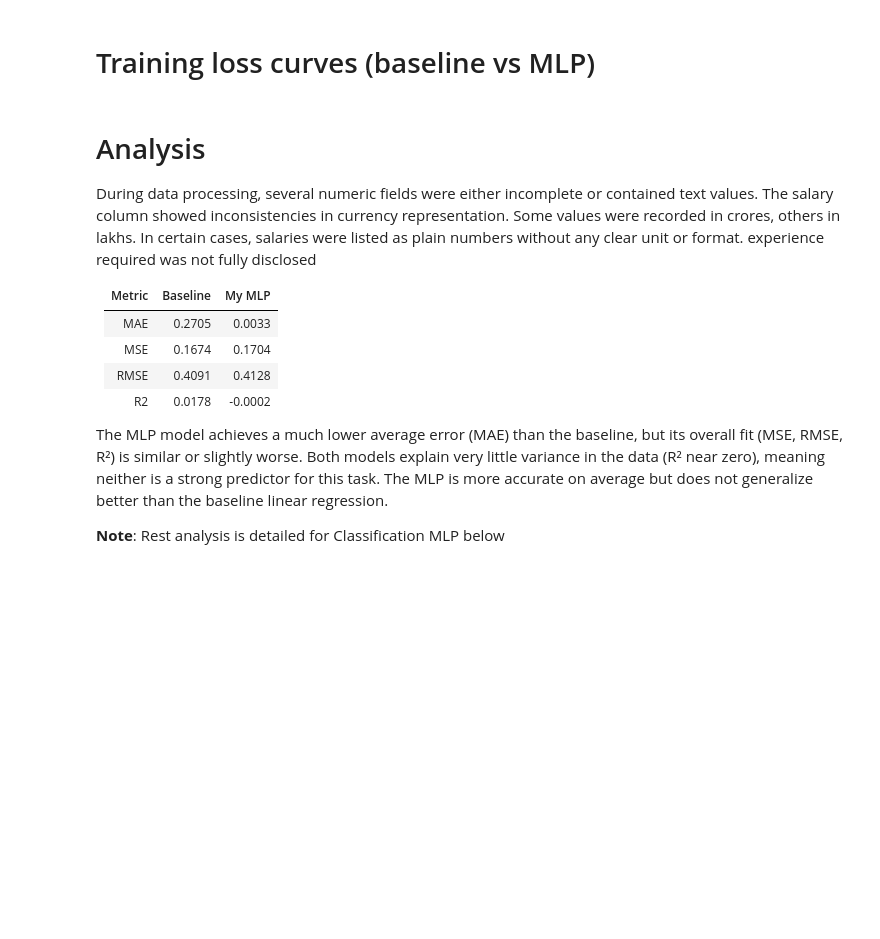
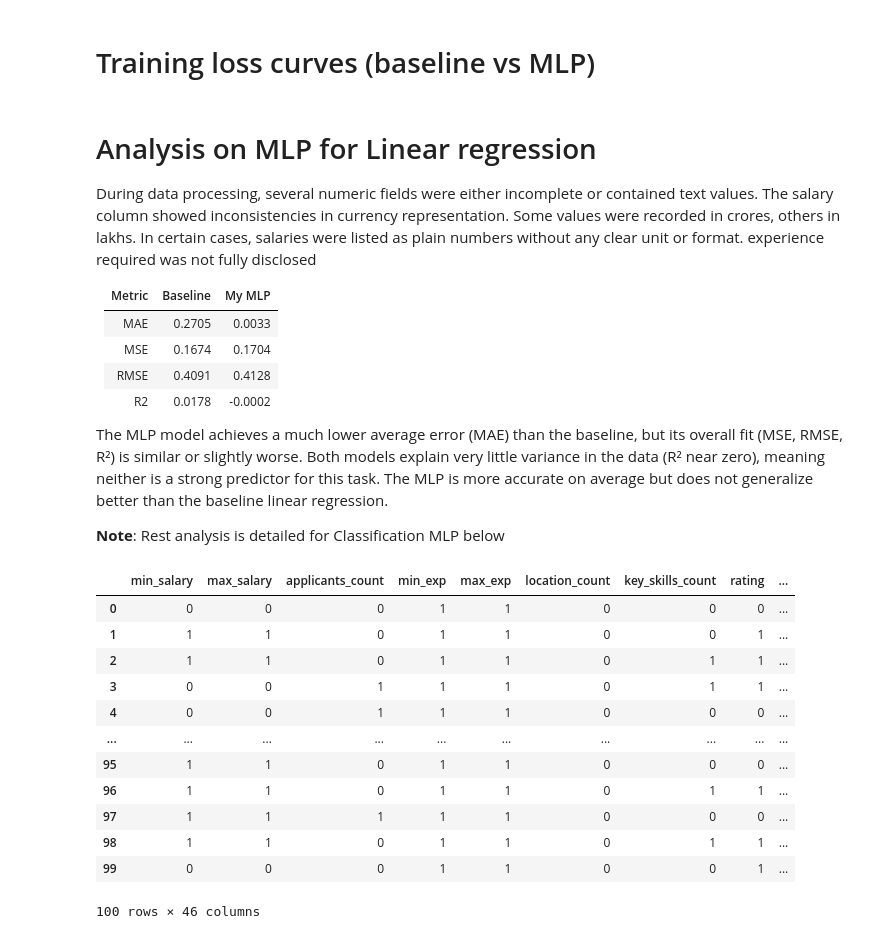
Before and after one commit to AMOLCAD/2025ag05055_dnn, a Jupyter notebook: Assignment.ipynb, the cells around one changed output. Drawn from its saved outputs; the diff is of its cells as text; code cells hidden in the pictures; blank space fills up the shorter version.

Commit message:
classification data preparation

```diff
--- a/Assignment.ipynb
+++ b/Assignment.ipynb
@@ -450,5 +463,5 @@ plt.show()
 # %% [markdown]
-# Analysis
+# Analysis on MLP for Linear regression
 
 During data processing, several numeric fields were either incomplete or contained text values.
 The salary column showed inconsistencies in currency representation.
@@ -470,3 +483,35 @@ The MLP is more accurate on average but does not generalize better than the base
 **Note**: Rest analysis is detailed for Classification MLP below
 # %%
  #prepare data for classification by creating a binary target variable based on the rating column, where ratings of 3.0 and above are classified as "High" (1) and ratings below 3.0 are classified as "Low" (0).
+df["rating_class"] = df["rating"].apply(lambda x: 1 if x >= 3.0 else 0)
+df_mlp_classification = df[["min_salary","max_salary","applicants_count", "min_exp", "max_exp", "location_count", "key_skills_count", "rating", "working_time", "rating_class","department"]]
+
+#add the unique list of values in the department column df_mlp_classification as columns and if true then 1 else 0 in the respective columns for each row to prepare the data for classification using MLP model
+df_mlp_classification = pd.get_dummies(df_mlp_classification, columns=["department"], prefix="dept",dtype=int)
+df_mlp_classification["working_time"] = (df_mlp_classification["working_time"].astype("category").cat.codes) #df_mlp_classification["working_time"].map({"Full Time": 1,"Part Time": 2})
+#df_mlp_classification["contract_type"] = (df_mlp_classification["contract_type"].astype("category").cat.codes)
+
+#mean below mark 1 otherwise 0
+df_mlp_classification["min_salary"] = df_mlp_classification["min_salary"].apply(lambda x: 1 if x < df_mlp_classification["min_salary"].mean() else 0)
+df_mlp_classification["max_salary"] = df_mlp_classification["max_salary"].apply(lambda x: 1 if x < df_mlp_classification["max_salary"].mean() else 0)
+df_mlp_classification["applicants_count"] = df_mlp_classification["applicants_count"].apply(lambda x: 1 if x < df_mlp_classification["applicants_count"].mean() else 0)
+df_mlp_classification["min_exp"] = df_mlp_classification["min_exp"].apply(lambda x: 1 if x < df_mlp_classification["min_exp"].mean() else 0)
+df_mlp_classification["max_exp"] = df_mlp_classification["max_exp"].apply(lambda x: 1 if x < df_mlp_classification["max_exp"].mean() else 0)
+df_mlp_classification["location_count"] = df_mlp_classification["location_count"].apply(lambda x: 1 if x < df_mlp_classification["location_count"].mean() else 0)
+df_mlp_classification["key_skills_count"] = df_mlp_classification["key_skills_count"].apply(lambda x: 1 if x < df_mlp_classification["key_skills_count"].mean() else 0)
+df_mlp_classification["rating"] = df_mlp_classification["rating"].apply(lambda x: 1 if x < df_mlp_classification["rating"].mean() else 0)
+df_mlp_classification.head(100)
+# %% [output]
+|  | min_salary | max_salary | applicants_count | min_exp | max_exp | location_count | key_skills_count | rating | ... |
+| 0 | 0 | 0 | 0 | 1 | 1 | 0 | 0 | 0 | ... |
+| 1 | 1 | 1 | 0 | 1 | 1 | 0 | 0 | 1 | ... |
+| 2 | 1 | 1 | 0 | 1 | 1 | 0 | 1 | 1 | ... |
+| 3 | 0 | 0 | 1 | 1 | 1 | 0 | 1 | 1 | ... |
+| 4 | 0 | 0 | 1 | 1 | 1 | 0 | 0 | 0 | ... |
+| ... | ... | ... | ... | ... | ... | ... | ... | ... | ... |
+| 95 | 1 | 1 | 0 | 1 | 1 | 0 | 0 | 0 | ... |
+| 96 | 1 | 1 | 0 | 1 | 1 | 0 | 1 | 1 | ... |
+| 97 | 1 | 1 | 1 | 1 | 1 | 0 | 0 | 0 | ... |
+| 98 | 1 | 1 | 0 | 1 | 1 | 0 | 1 | 1 | ... |
+| 99 | 0 | 0 | 0 | 1 | 1 | 0 | 0 | 1 | ... |
+100 rows × 46 columns
```
Also changed, not shown: parts of 9 cells of this notebook.
